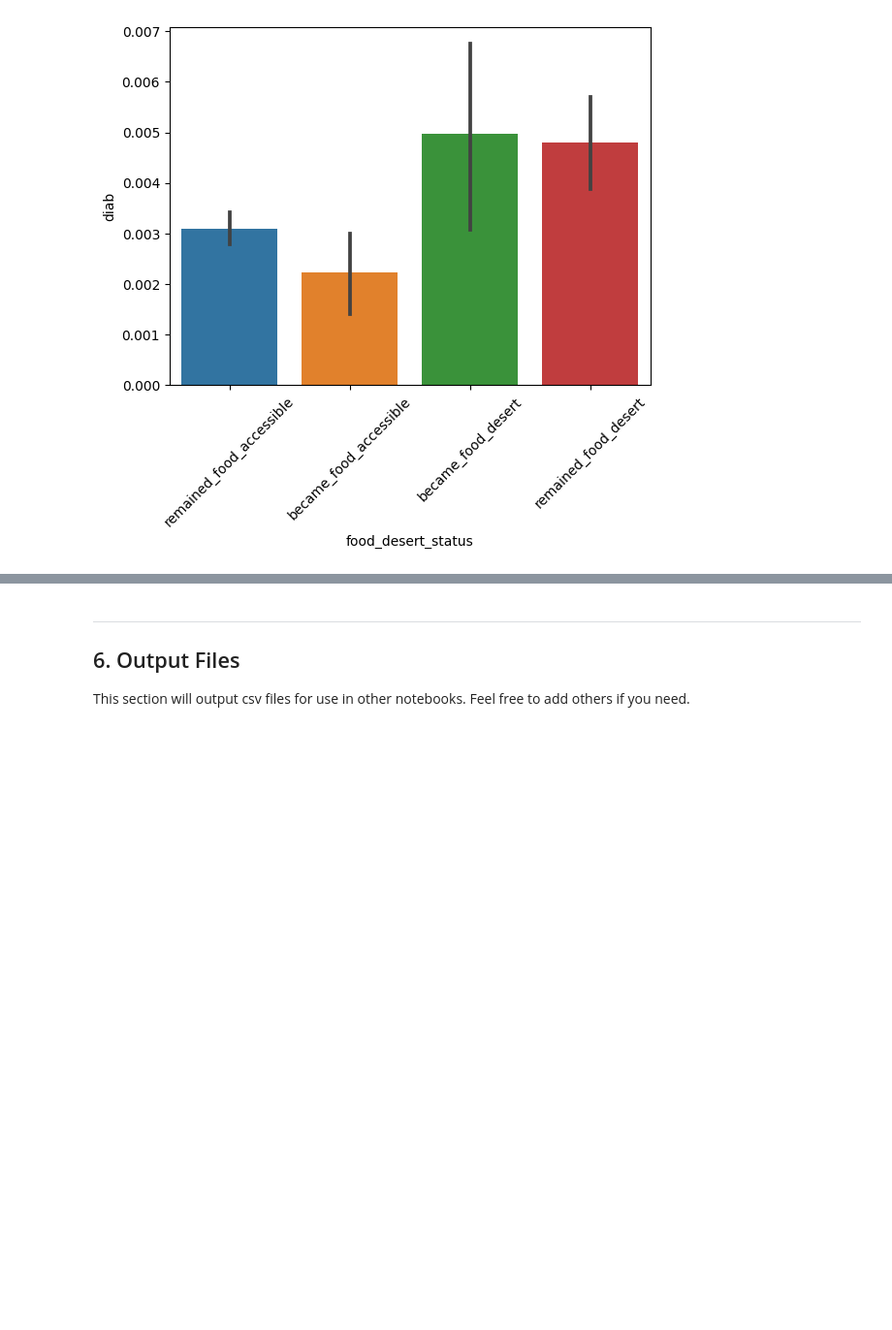
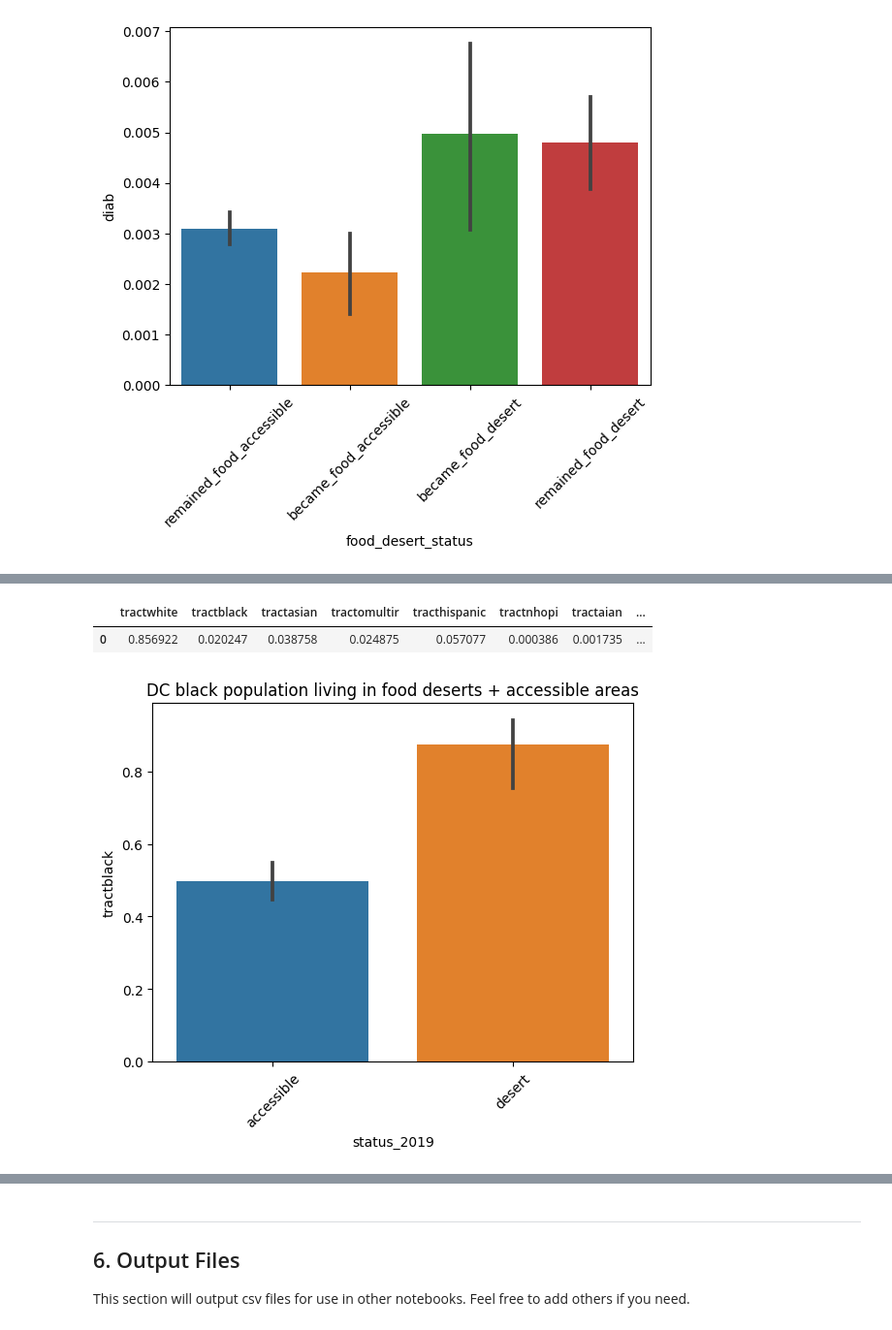
Before and after one commit to derryzrli/food-insecurity-analysis, a Jupyter notebook: code/01_cleaning.ipynb, the cells around one changed output, grey strips where cells are left out. Shown at 97% size. Saved outputs shown, nothing was run; the diff lists cells and outputs as text; code cells hidden in the pictures; blank space fills up the shorter version.

```diff
--- a/code/01_cleaning.ipynb
+++ b/code/01_cleaning.ipynb
@@ -620,0 +632,11 @@ plt.xticks(rotation=45)
+# %%
+df_small[:1]
+# %% [output]
+|  | tractwhite | tractblack | tractasian | tractomultir | tracthispanic | tractnhopi | tractaian | ... |
+| 0 | 0.856922 | 0.020247 | 0.038758 | 0.024875 | 0.057077 | 0.000386 | 0.001735 | ... |
+# %%
+sns.barplot(x=df_small['status_2019'], y=df_small['tractblack'])
+plt.xticks(rotation=45)
+plt.title("DC black population living in food deserts + accessible areas");
+# %% [output]
+[figure, new version]
```
Also changed, not shown: parts of 16 cells of this notebook.
